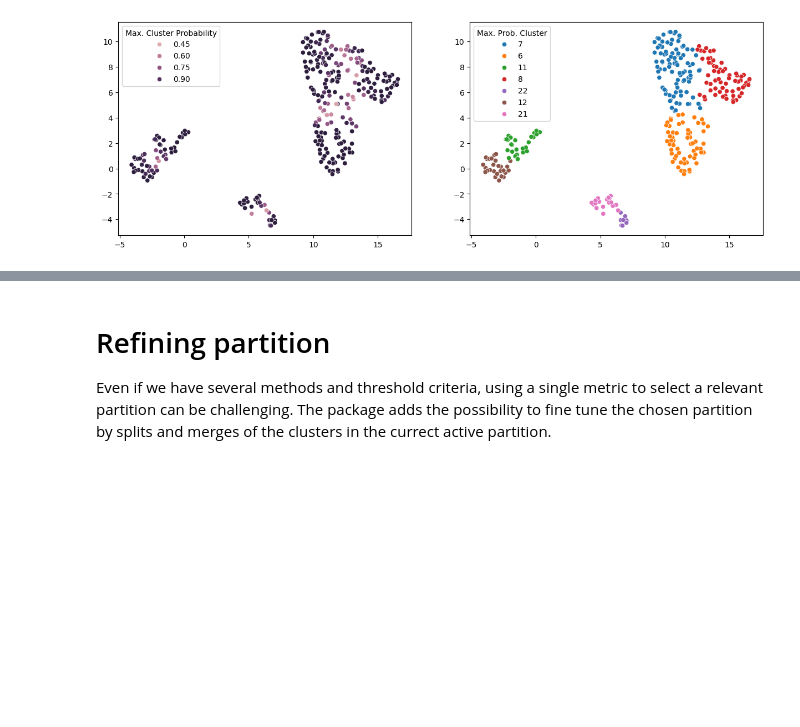
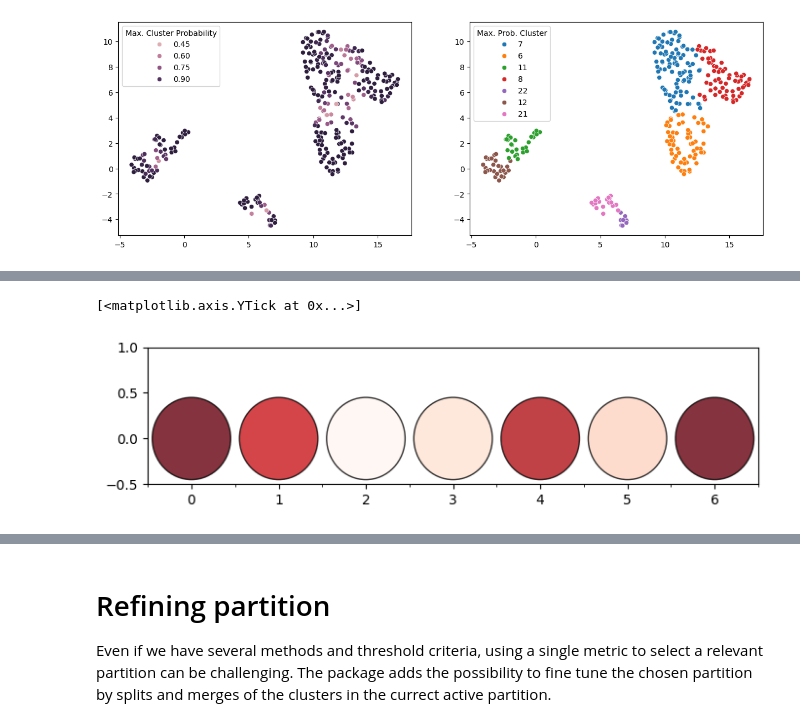
Before and after one commit to gatocor/treeclust, a Jupyter notebook: single-cell.ipynb, the cells around one changed output, grey strips where cells are left out. Cells and saved outputs as stored; diff of their text form; code cells hidden in the pictures; blank space fills up the shorter version.

```diff
--- a/single-cell.ipynb
+++ b/single-cell.ipynb
@@ -142,0 +172,12 @@ fig.show()
+# %%
+n = np.zeros([1,len(model._active_clusters)])
+
+for i,j in enumerate(model._active_clusters):
+    idx=model.predict()==j
+    mean_p=model.predict_probability().max(axis=1)[idx].mean()
+
+    n[:,i] = mean_p
+
+n_=n.mean()
+
+sil = silhouette_score(model.X, model.predict())
@@ -142,0 +187,3 @@ fig.show()
+# %%
+df1=n
+df1
@@ -142,0 +193,4 @@ fig.show()
+# %%
+x0,y0 = np.meshgrid(np.arange(df1.shape[1]), np.arange(df1.shape[0]))
+for xi,yi in zip(x0.flat,y0.flat):
+    print(xi,yi)
@@ -142,0 +205,20 @@ fig.show()
+# %%
+fig, ax = plt.subplots(1,1, figsize=(7,2),layout='tight')
+
+x0,y0 = np.meshgrid(np.arange(df1.shape[1]), np.arange(df1.shape[0]))
+patches0=[]
+
+for xi,yi in zip(x0.flat,y0.flat):
+    #R = df1[0][xi]/df1[0].max()/2
+    R=1/2*0.9
+    circle=plt.Circle((xi,yi),radius=R, edgecolor='black', lw=2)
+    patches0.append(circle)
+
+col0 = PatchCollection(patches=patches0, array=df1[0],cmap="Reds", ec='black', alpha=0.8)
+ax.add_collection(col0)
+ax.set_xticks(np.arange(df1.shape[1]+1)-0.5, minor=True)
+#ax.set_xticks(np.arange(df1.shape[1]+1)-0.5, minor=True)
+ax.set_yticks(np.arange(df1.shape[0])-0.5, minor=True)
+# %% [output]
+[<matplotlib.axis.YTick at 0x...>]
+[figure, added]
```
Also changed, not shown: parts of 21 cells of this notebook.
